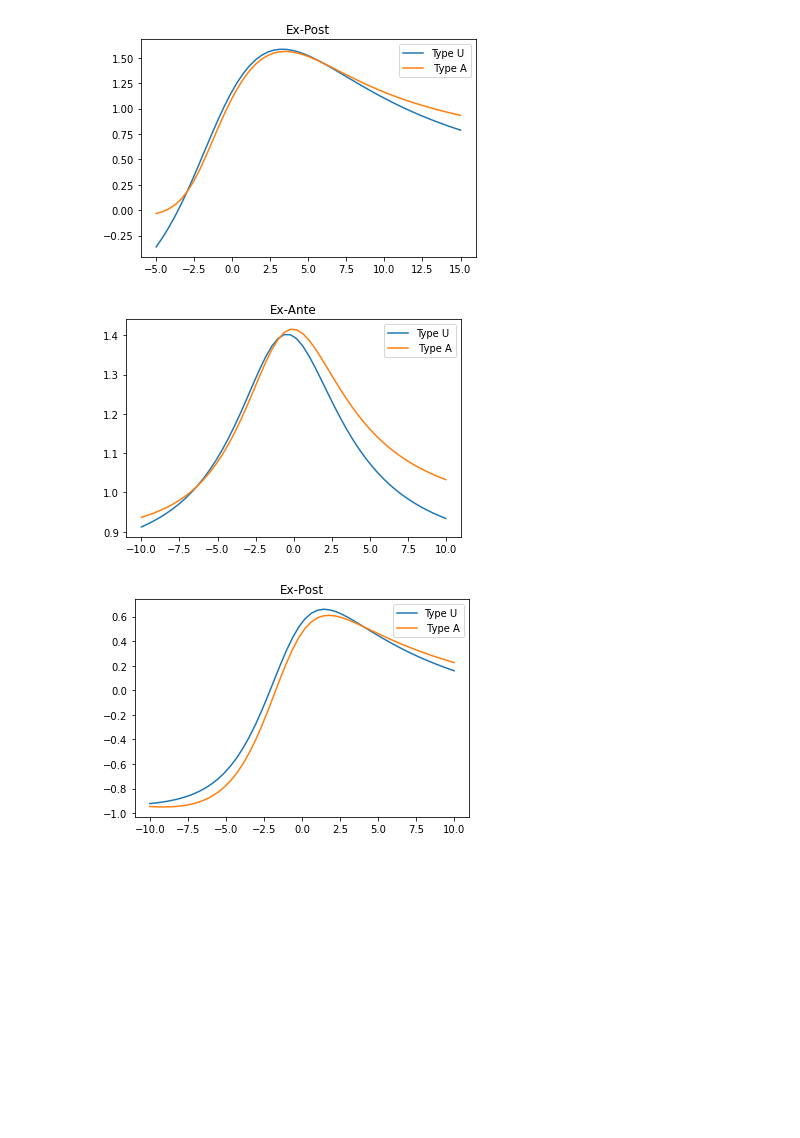
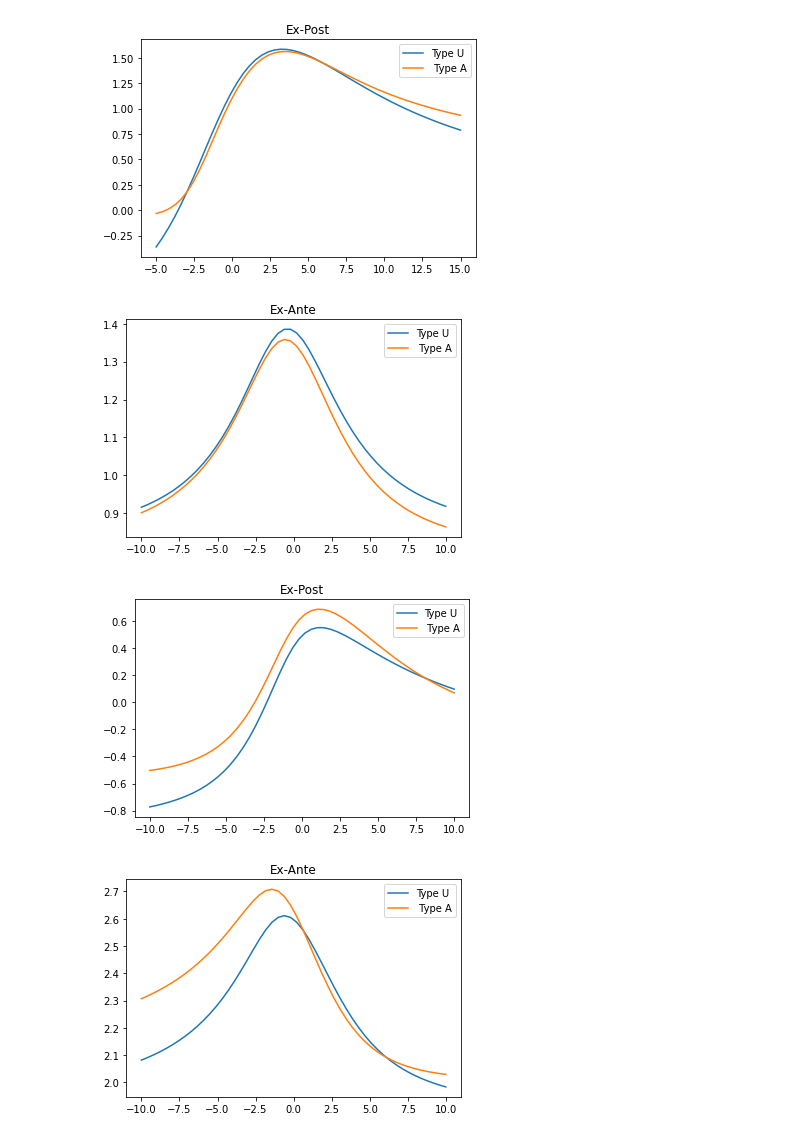
Before and after one commit to newton108/esg-frontier, a Jupyter notebook: frontier/frontier.ipynb, the cells around one changed output. Saved outputs shown, nothing was run; the diff lists cells and outputs as text; code cells hidden in the pictures; blank space fills up the shorter version.

```diff
--- a/frontier/frontier.ipynb
+++ b/frontier/frontier.ipynb
@@ -17,0 +35,6 @@ esg_rand = np.random.randn(*ret.shape)
+# %%
+
+
+bm100_month = bm100_month_df.iloc[:, 1:].to_numpy(dtype=float)
+ret100_month = ret100_month_df.iloc[:, 1:].to_numpy(dtype=float)
+msci100_month = msci100_month_df.iloc[:, 1:].to_numpy(dtype=float)
@@ -267,12 +314,17 @@ plot_frontier(ret, bm, msci, s_bar_min = -5, s_bar_max = 15, ante = False, aware
 r = 10
 l = -10
 # %%
-plot_frontier(ret, bm, esg_twitter, ante = True,  s_bar_min = l, s_bar_max = r, aware=False)
-plot_frontier(ret, bm, esg_twitter, ante = True,  s_bar_min = l, s_bar_max = r, aware=True)
+plot_frontier(*data_twitter_month, ante = True,  s_bar_min = l, s_bar_max = r, aware=False)
+plot_frontier(*data_twitter_month, ante = True,  s_bar_min = l, s_bar_max = r, aware=True)
 # %% [output]
-[figure, old version]
+[figure, new version]
 # %%
-plot_frontier(ret, bm, esg_twitter, ante = False, s_bar_min = l, s_bar_max = r, aware=False)
-plot_frontier(ret, bm, esg_twitter, ante = False, s_bar_min = l, s_bar_max = r, aware=True)
+plot_frontier(*data_twitter_month, ante = False, s_bar_min = l, s_bar_max = r, aware=False)
+plot_frontier(*data_twitter_month, ante = False, s_bar_min = l, s_bar_max = r, aware=True)
 # %% [output]
-[figure, old version]
+[figure, new version]
+# %%
+plot_frontier(*data100_month, ante = True,  s_bar_min = l, s_bar_max = r, aware=False, simple_method=True)
+plot_frontier(*data100_month, ante = True,  s_bar_min = l, s_bar_max = r, aware=True, simple_method=True)
+# %% [output]
+[figure, added]
```
Also changed, not shown: parts of 18 cells of this notebook, 6 other files.
